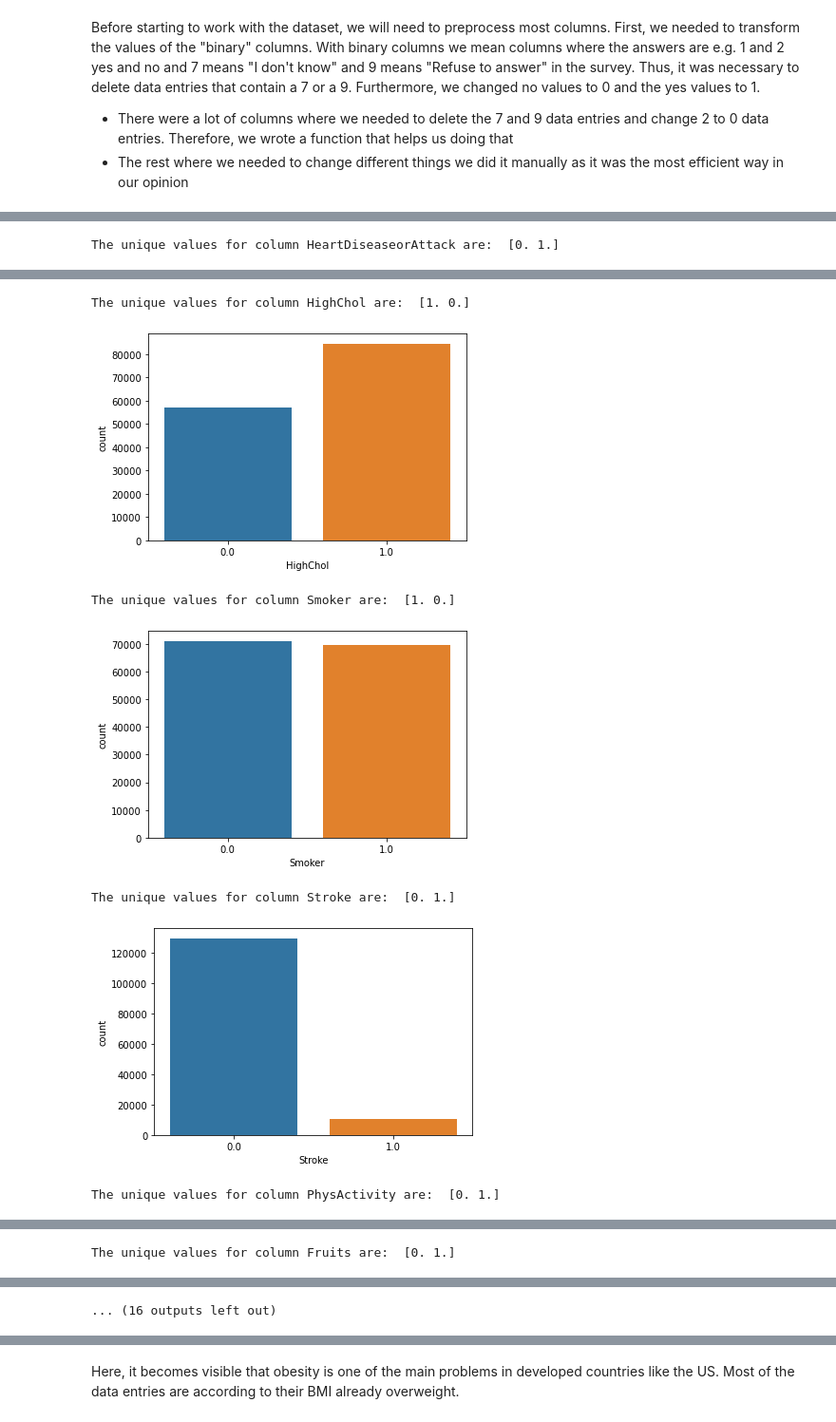
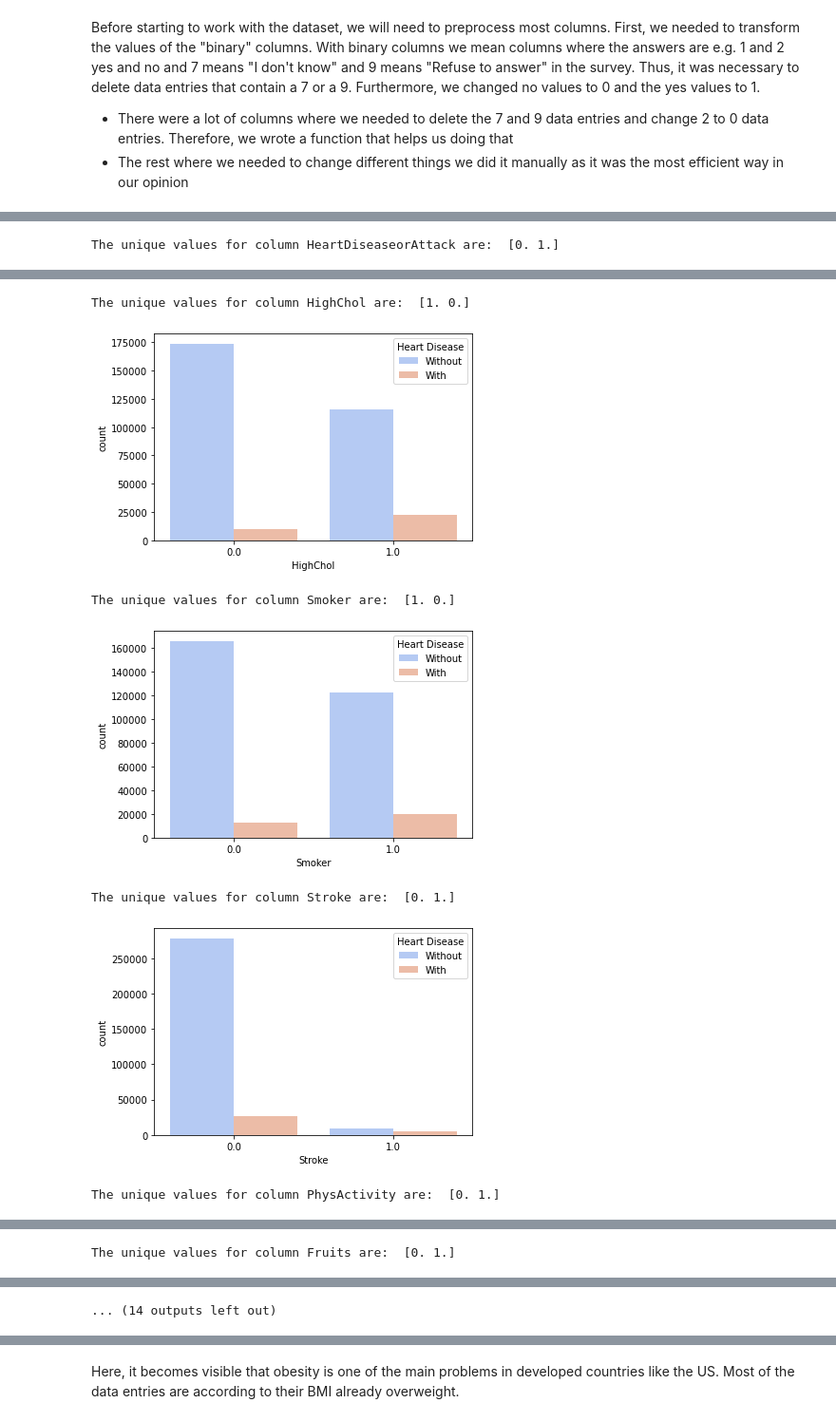
Before and after one commit to juliast224/heart-disease-prediction, a Jupyter notebook: Heart_disease_prediction.ipynb, the cells around one changed output, grey strips where cells are left out. Shown at 95% size. Saved outputs shown, nothing was run; the diff lists cells and outputs as text; code cells hidden in the pictures.

```diff
--- a/Heart_disease_prediction.ipynb
+++ b/Heart_disease_prediction.ipynb
@@ -94,6 +96,6 @@ set_config(display="diagram")
 # %%
 # Loading the dataset
-data_df = pd.read_csv("data/2015.csv")
+data_df = pd.read_csv("2015.csv")
 data_df.head()
 # %% [output]
 |  | _STATE | FMONTH | IDATE | IMONTH | IDAY | IYEAR | DISPCODE | SEQNO | _PSU | CTELENUM | ... | ... |
@@ -312,6 +324,7 @@ data_df_selected.describe()
 # %%
 # drop missing values
 entries_total = data_df_selected.shape
+data_df_selected = data_df_selected.drop(columns=['BPMEDS'])
 data_df_selected = data_df_selected.dropna()
 entries_after_drop = data_df_selected.shape
 print(entries_total, entries_after_drop)
@@ -334,5 +347,5 @@ data_df_selected = data_df_selected.rename(columns = {'_MICHD':'HeartDiseaseorAt
                                          'GENHLTH':'GenHlth', 'MENTHLTH':'MentHlth', 'PHYSHLTH':'PhysHlth', 'DIFFWALK':'DiffWalk',
                                          'SEX':'Sex', '_AGEG5YR':'Age', 'EDUCA':'Education', 'INCOME2':'Income',
                                          'EMPLOY1':'Employment',
-                                         'FLUSHOT6':'FluShot', 'CHCKIDNY':'KidneyDisease', 'BPMEDS':'MedHighBP'})
+                                         'FLUSHOT6':'FluShot', 'CHCKIDNY':'KidneyDisease'})
 # %% [markdown]
@@ -353,24 +366,28 @@ Index(['HeartDiseaseorAttack', 'HighBP', 'HighChol', 'CholCheck', 'BMI',
       dtype='object')
 # %%
 change_2_to_0 = ['HeartDiseaseorAttack', 'HighChol', 'Smoker', 'Stroke', 'PhysActivity', 'Fruits', 'Vegetables', 'AnyHealthcare', 'NoDocbcCost',
-                     'DiffWalk', 'Sex', 'FluShot', 'KidneyDisease', 'MedHighBP']
+                     'DiffWalk', 'Sex', 'FluShot', 'KidneyDisease']
 def preprocessing(df, list_a):
     # for the columns where a value of 2 is corresponding to 'no' change them to 0
     # delete 7 and 9 columns that represent 'I dont know' and 'Refused to answer' answers
     for x in list_a:
+        # remove 7 and 9 entries and change the 2 entries to 0
         df = df[df[x] != 7]
         df = df[df[x] != 9]
         df[x] = df[x].replace({2: 0})
         print(f'The unique values for column {x} are: ', df[x].unique())
+
         # count the number of entries with and without heart disease
         with_disease_counts = df[df['HeartDiseaseorAttack'] == 1][x].value_counts()
         without_disease_counts = df[df['HeartDiseaseorAttack'] == 0][x].value_counts()
         num_with_disease = with_disease_counts.loc[1] if 1 in with_disease_counts.index else 0
         num_without_disease = without_disease_counts.loc[1] if 1 in without_disease_counts.index else 0
+
         # create a bar plot with heart disease counts
         sns.countplot(x=x, hue='HeartDiseaseorAttack', data=df, palette='coolwarm')
+
         # show the counts in the legend
-        plt.legend(title='Heart Disease', labels=[f'Without ({num_without_disease})', f'With ({num_with_disease})'])
+        plt.legend(title='Heart Disease', labels=['Without', 'With'])
         plt.show()
     return df
 
@@ -381,7 +398,7 @@ The unique values for column HeartDiseaseorAttack are:  [0. 1.]
 The unique values for column HighChol are:  [1. 0.]
-[figure, old version]
+[figure, new version]
 The unique values for column Smoker are:  [1. 0.]
-[figure, old version]
+[figure, new version]
 The unique values for column Stroke are:  [0. 1.]
-[figure, old version]
+[figure, new version]
 The unique values for column PhysActivity are:  [0. 1.]
@@ -391,4 +408,4 @@ The unique values for column Fruits are:  [0. 1.]
-... (16 outputs left out)
+... (14 outputs left out)
 # %%
 #1 HighBP
 #Change 1 to 0 so it represents No high blood pressure and 2 to 1 so it represents high blood pressure
```
Also changed, not shown: parts of 44 cells of this notebook, 1 other file.
